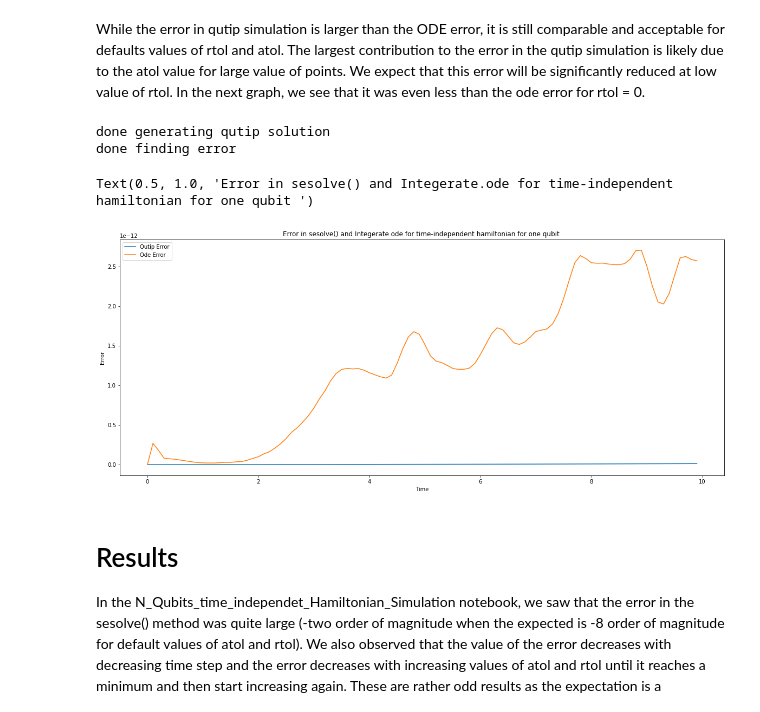
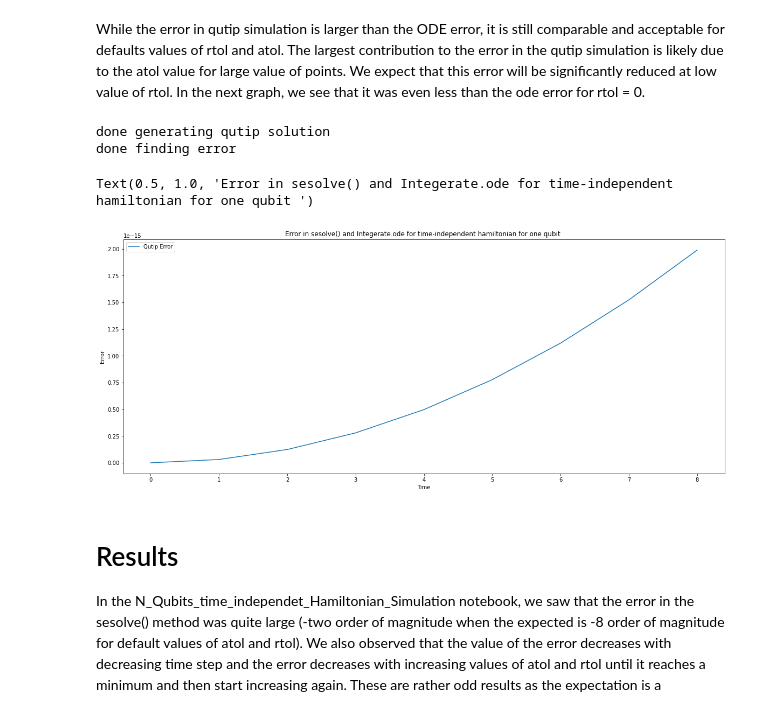
Before and after one commit to majdh98/Summer2021, a Jupyter notebook: Qutip_single_qubit_error.ipynb, the cells around one changed output. Cells and saved outputs as stored; diff of their text form; code cells hidden in the pictures.

```diff
--- a/Qutip_single_qubit_error.ipynb
+++ b/Qutip_single_qubit_error.ipynb
@@ -59,7 +59,7 @@ Simulation Parameters:
 w = 1
 times = []
 t = 0
-dt = 0.1
+dt = 1
 max_time = 10
 while t < max_time-dt:
     times.append(t)
@@ -168,35 +168,35 @@ initial_state = (qutip.basis(2, 0) + (1+0j)*qutip.basis(2, 1)).unit()
 h = w*sigmaz()/2
 options = Options(rtol = 0)
 result = sesolve(h, initial_state, times, options = options)
 qutip_states = result.states
 print("done generating qutip solution")
 
 
 qutip_error = []
 ode_error = []
 for i in range(len(times)):
     y = []
     y.append(qutip_states[i][0] - exact_states[i][0])
     y.append(qutip_states[i][1] - exact_states[i][1])
     qutip_error.append(np.abs(np.vdot(y, y)))
     ode_error.append(np.abs(np.vdot(ode_states[i] - exact_states[i], ode_states[i] - exact_states[i])))
 print("done finding error")
 
 p = plt.figure(1)
 p.set_figwidth(20)
 p.set_figheight(8)
 p = plt.subplot()
 p.plot(times, qutip_error)
-p.plot(times, ode_error)
+# p.plot(times, ode_error)
 p.legend(("Qutip Error", "Ode Error",))
 p.set_xlabel('Time')
 p.set_ylabel('Error')
 p.set_title("Error in sesolve() and Integerate.ode for time-independent hamiltonian for one qubit ")
 # %% [output]
 done generating qutip solution
 done finding error
 Text(0.5, 1.0, 'Error in sesolve() and Integerate.ode for time-independent hamiltonian for one qubit ')
-[figure, old version]
+[figure, new version]
 # %% [markdown]
 # Results
 In the N_Qubits_time_independet_Hamiltonian_Simulation notebook, we saw that the error in the sesolve() method was quite large (-two order of magnitude when the expected is -8 order of magnitude for default values of atol and rtol). We also observed that the value of the error decreases with decreasing time step and the error decreases with increasing values of atol and rtol until it reaches a minimum and then start increasing again. These are rather odd results as the expectation is a decreasing error for a decreasing atol and rtol and error independence of the time step. In the process of investigating the cause for these results, we created the Integerate.ODE to test our original expectations using the integerate.ode method, the main integerator of sesolve(). Integerate.ode notebook confirmed the original expectations for error independence of time step and positive correlation between tolerance and error. In this notebook, we investigate the error magnitude for the sesolve() method on simple 1 qubit system and whether it scales with its main integerator Integerate.ode. The results shown here also confirm the original expectaion of the magnitude of error. Next, we investigate the two qubit system again but with a $\sigma_z \otimes \sigma_z$ hamiltonian and a $|++\rangle$ initial state.
```
Also changed, not shown: parts of 1 cell of this notebook, 3 other files.
